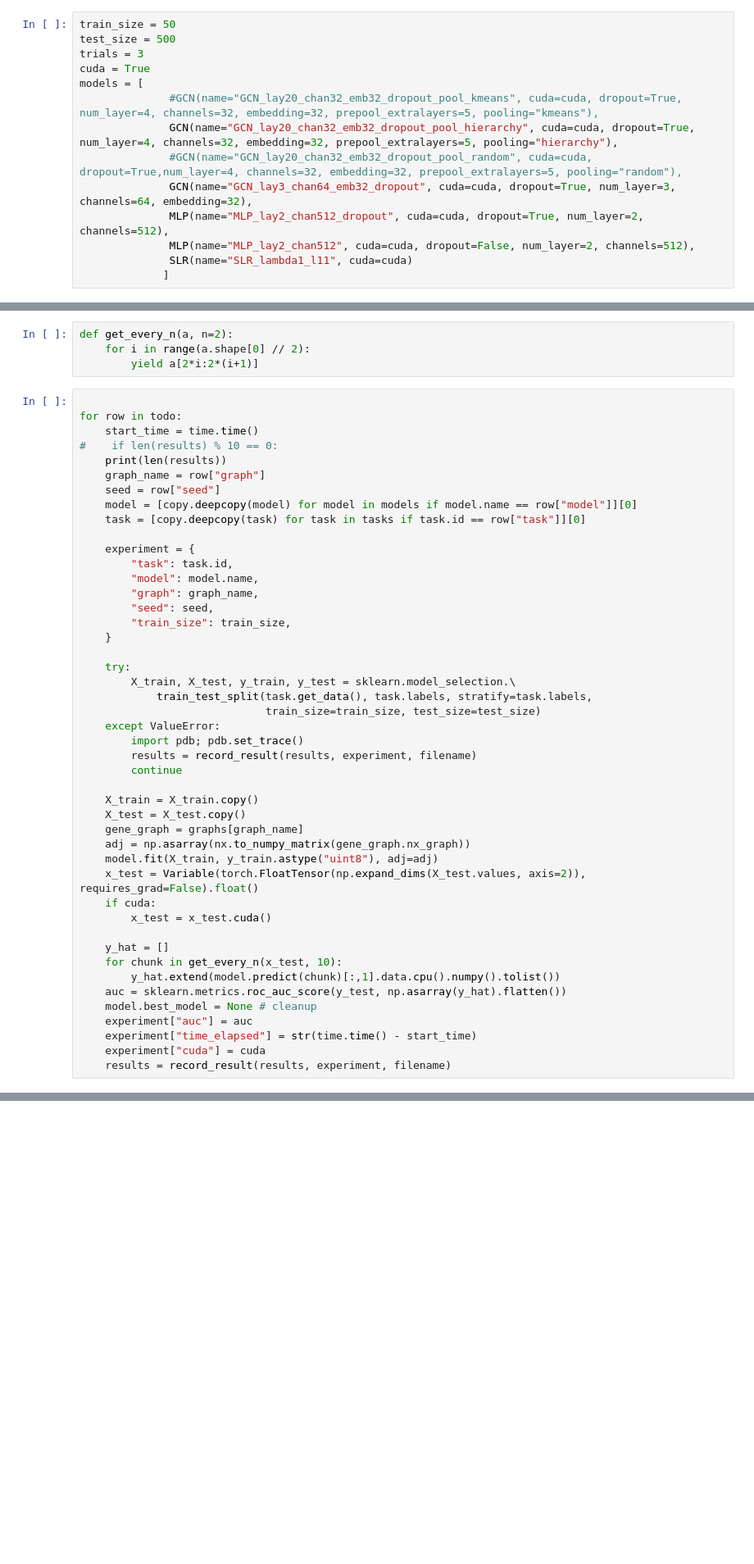
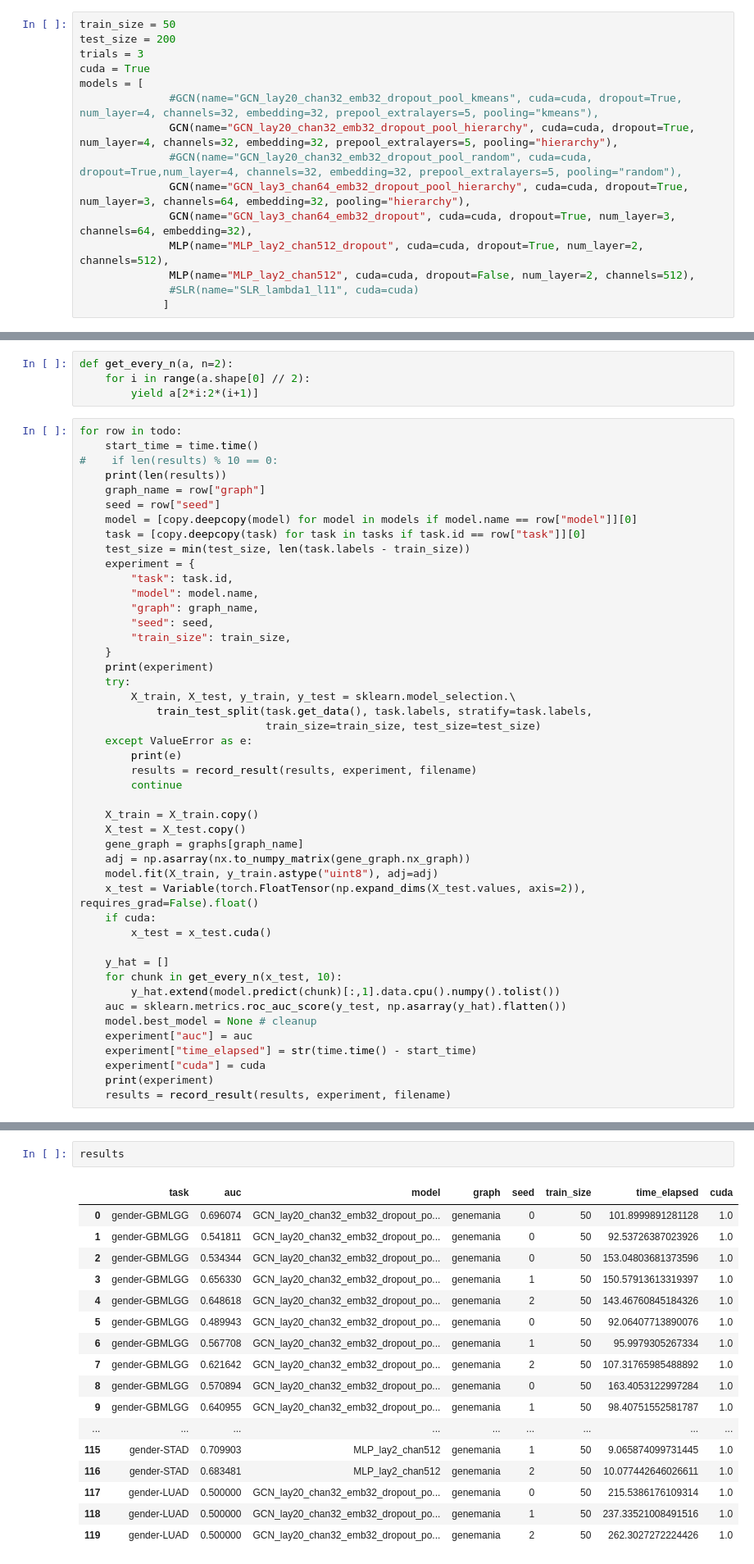
Before and after one commit to mila-iqia/gene-graph-conv, a Jupyter notebook: clinical-tasks.ipynb, the cells around one changed output, grey strips where cells are left out. Shown at 82% size. Drawn from its saved outputs; the diff is of its cells as text; blank space fills up the shorter version.

```diff
--- a/clinical-tasks.ipynb
+++ b/clinical-tasks.ipynb
@@ -68,16 +57,17 @@ Created a New Results Dictionary
 # %%
 train_size = 50
-test_size = 500
+test_size = 200
 trials = 3
 cuda = True
 models = [
               #GCN(name="GCN_lay20_chan32_emb32_dropout_pool_kmeans", cuda=cuda, dropout=True, num_layer=4, channels=32, embedding=32, prepool_extralayers=5, pooling="kmeans"),
               GCN(name="GCN_lay20_chan32_emb32_dropout_pool_hierarchy", cuda=cuda, dropout=True, num_layer=4, channels=32, embedding=32, prepool_extralayers=5, pooling="hierarchy"),
               #GCN(name="GCN_lay20_chan32_emb32_dropout_pool_random", cuda=cuda, dropout=True,num_layer=4, channels=32, embedding=32, prepool_extralayers=5, pooling="random"),
+              GCN(name="GCN_lay3_chan64_emb32_dropout_pool_hierarchy", cuda=cuda, dropout=True, num_layer=3, channels=64, embedding=32, pooling="hierarchy"),
               GCN(name="GCN_lay3_chan64_emb32_dropout", cuda=cuda, dropout=True, num_layer=3, channels=64, embedding=32),
               MLP(name="MLP_lay2_chan512_dropout", cuda=cuda, dropout=True, num_layer=2, channels=512),
               MLP(name="MLP_lay2_chan512", cuda=cuda, dropout=False, num_layer=2, channels=512),
-              SLR(name="SLR_lambda1_l11", cuda=cuda)
+              #SLR(name="SLR_lambda1_l11", cuda=cuda)
              ]
 # %%
 # Create the set of all experiment ids and see which are left to do
@@ -100,7 +90,6 @@ def get_every_n(a, n=2):
     for i in range(a.shape[0] // 2):
         yield a[2*i:2*(i+1)]
 # %%
-
 for row in todo:
     start_time = time.time()
 #    if len(results) % 10 == 0:
@@ -109,7 +98,7 @@ for row in todo:
     seed = row["seed"]
     model = [copy.deepcopy(model) for model in models if model.name == row["model"]][0]
     task = [copy.deepcopy(task) for task in tasks if task.id == row["task"]][0]
-
+    test_size = min(test_size, len(task.labels - train_size))
     experiment = {
         "task": task.id,
         "model": model.name,
@@ -117,13 +106,13 @@ for row in todo:
         "seed": seed,
         "train_size": train_size,
     }
-
+    print(experiment)
     try:
         X_train, X_test, y_train, y_test = sklearn.model_selection.\
             train_test_split(task.get_data(), task.labels, stratify=task.labels,
                              train_size=train_size, test_size=test_size)
-    except ValueError:
-        import pdb; pdb.set_trace()
+    except ValueError as e:
+        print(e)
         results = record_result(results, experiment, filename)
         continue
 
@@ -144,5 +133,6 @@ for row in todo:
     experiment["auc"] = auc
     experiment["time_elapsed"] = str(time.time() - start_time)
     experiment["cuda"] = cuda
+    print(experiment)
     results = record_result(results, experiment, filename)
 # %% [output]
@@ -165,0 +156,20 @@ array([4560,  164, 6926, ..., 2769,  164, 1503], dtype=int32)
+# %%
+results
+# %% [output]
+|  | task | auc | model | graph | seed | train_size | time_elapsed | cuda |
+| 0 | gender-GBMLGG | 0.696074 | GCN_lay20_chan32_emb32_dropout_po... | genemania | 0 | 50 | 101.8999891281128 | 1.0 |
+| 1 | gender-GBMLGG | 0.541811 | GCN_lay20_chan32_emb32_dropout_po... | genemania | 0 | 50 | 92.53726387023926 | 1.0 |
+| 2 | gender-GBMLGG | 0.534344 | GCN_lay20_chan32_emb32_dropout_po... | genemania | 0 | 50 | 153.04803681373596 | 1.0 |
+| 3 | gender-GBMLGG | 0.656330 | GCN_lay20_chan32_emb32_dropout_po... | genemania | 1 | 50 | 150.57913613319397 | 1.0 |
+| 4 | gender-GBMLGG | 0.648618 | GCN_lay20_chan32_emb32_dropout_po... | genemania | 2 | 50 | 143.46760845184326 | 1.0 |
+| 5 | gender-GBMLGG | 0.489943 | GCN_lay20_chan32_emb32_dropout_po... | genemania | 0 | 50 | 92.06407713890076 | 1.0 |
+| 6 | gender-GBMLGG | 0.567708 | GCN_lay20_chan32_emb32_dropout_po... | genemania | 1 | 50 | 95.9979305267334 | 1.0 |
+| 7 | gender-GBMLGG | 0.621642 | GCN_lay20_chan32_emb32_dropout_po... | genemania | 2 | 50 | 107.31765985488892 | 1.0 |
+| 8 | gender-GBMLGG | 0.570894 | GCN_lay20_chan32_emb32_dropout_po... | genemania | 0 | 50 | 163.4053122997284 | 1.0 |
+| 9 | gender-GBMLGG | 0.640955 | GCN_lay20_chan32_emb32_dropout_po... | genemania | 1 | 50 | 98.40751552581787 | 1.0 |
+| ... | ... | ... | ... | ... | ... | ... | ... | ... |
+| 115 | gender-STAD | 0.709903 | MLP_lay2_chan512 | genemania | 1 | 50 | 9.065874099731445 | 1.0 |
+| 116 | gender-STAD | 0.683481 | MLP_lay2_chan512 | genemania | 2 | 50 | 10.077442646026611 | 1.0 |
+| 117 | gender-LUAD | 0.500000 | GCN_lay20_chan32_emb32_dropout_po... | genemania | 0 | 50 | 215.5386176109314 | 1.0 |
+| 118 | gender-LUAD | 0.500000 | GCN_lay20_chan32_emb32_dropout_po... | genemania | 1 | 50 | 237.33521008491516 | 1.0 |
+| 119 | gender-LUAD | 0.500000 | GCN_lay20_chan32_emb32_dropout_po... | genemania | 2 | 50 | 262.3027272224426 | 1.0 |
```
Also changed, not shown: parts of 8 cells of this notebook, 6 other files.
